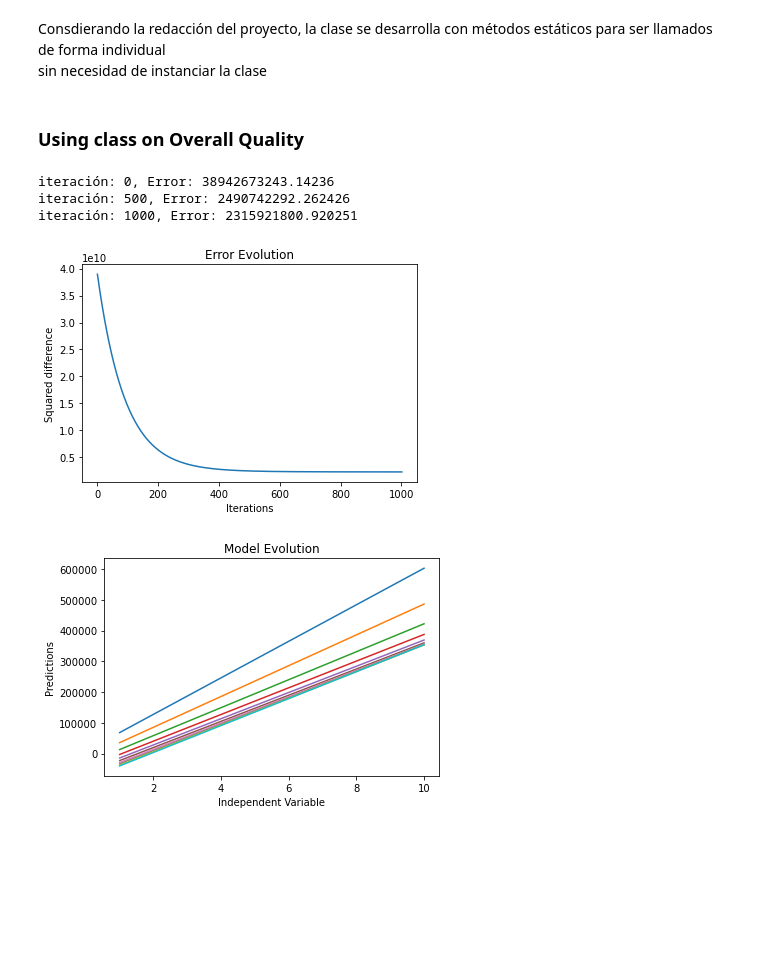
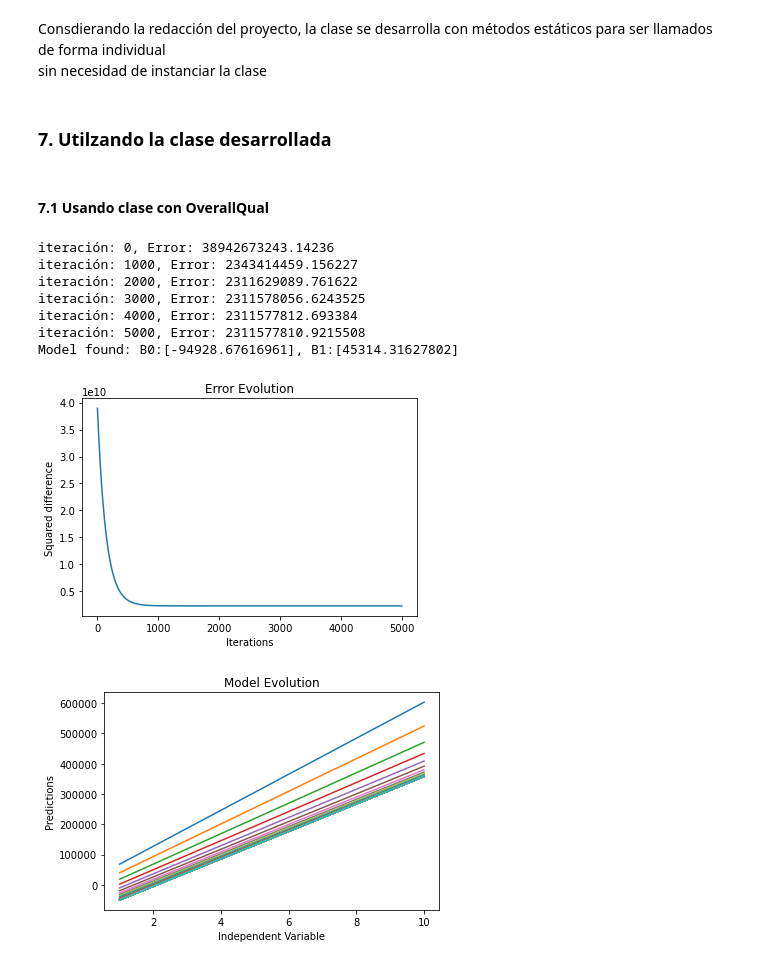
Before and after one commit to meuca/DS_Python, a Jupyter notebook: ProyectoPython/ProyectoFinal.ipynb, the cells around one changed output. Drawn from its saved outputs; the diff is of its cells as text; code cells hidden in the pictures; blank space fills up the shorter version.

```diff
--- a/ProyectoPython/ProyectoFinal.ipynb
+++ b/ProyectoPython/ProyectoFinal.ipynb
@@ -200,15 +201,21 @@ class myGradeDescend:
             ])
             plt.plot(independent, dependent)
         plt.show()
-# %% [markdown]
-### Using class on Overall Quality
+# %% [markdown]
+### 7. Utilzando la clase desarrollada
+# %% [markdown]
+#### 7.1 Usando clase con OverallQual
 # %%
-OverallQualModels, OverallQualErrors = myGradeDescend.calculateModels(trainingData['OverallQual'], trainingData['SalePrice'], 1000, 500, 0.05)
+OverallQualModels, OverallQualErrors = myGradeDescend.calculateModels(trainingData['OverallQual'], trainingData['SalePrice'], 5000, 1000, 0.05005)
 myGradeDescend.graphErrorEvolution(OverallQualErrors)
 myGradeDescend.graphModelEvolution(trainingData['OverallQual'], OverallQualModels, 100)
 # %% [output]
 iteración: 0, Error: 38942673243.14236
-iteración: 500, Error: 2490742292.262426
-iteración: 1000, Error: 2315921800.920251
+iteración: 1000, Error: 2343414459.156227
+iteración: 2000, Error: 2311629089.761622
+iteración: 3000, Error: 2311578056.6243525
+iteración: 4000, Error: 2311577812.693384
+iteración: 5000, Error: 2311577810.9215508
+Model found: B0:[-94928.67616961], B1:[45314.31627802]
-[figure, old version]
+[figure, new version]
-[figure, old version]
+[figure, new version]
```
Also changed, not shown: parts of 11 cells of this notebook.
